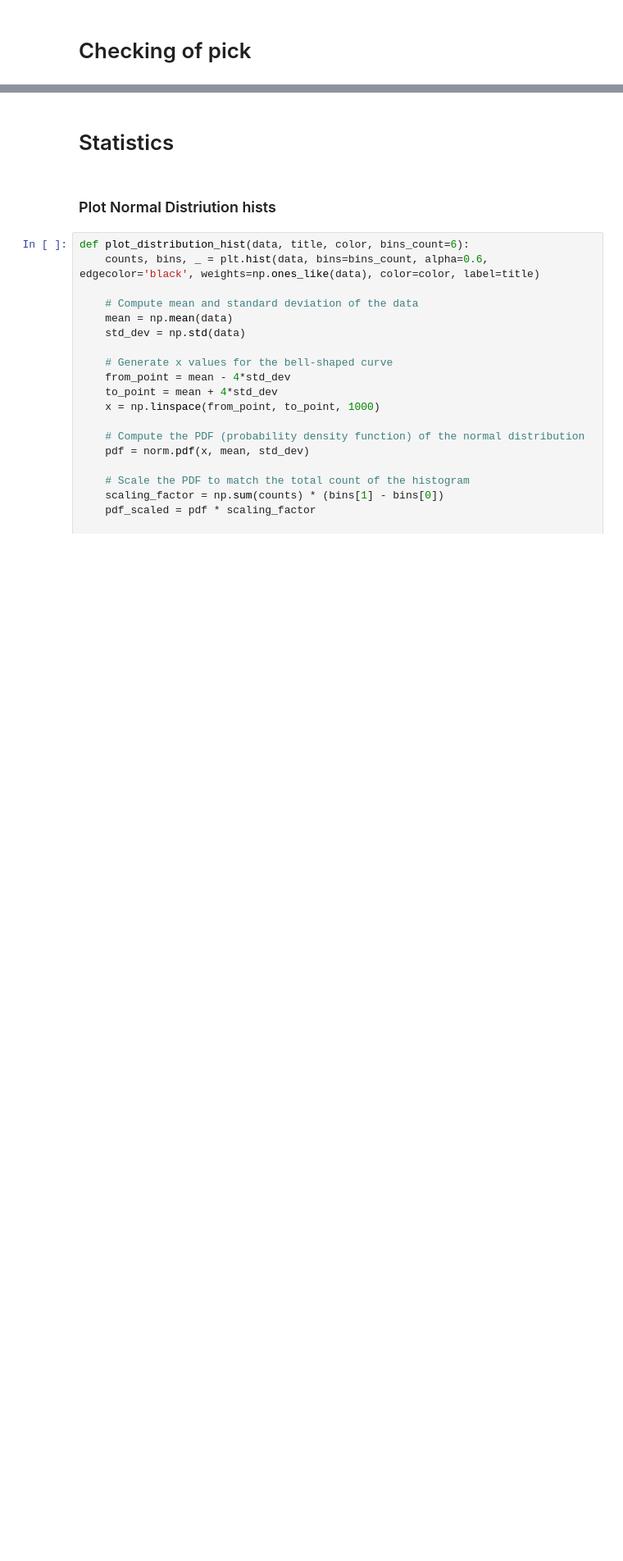
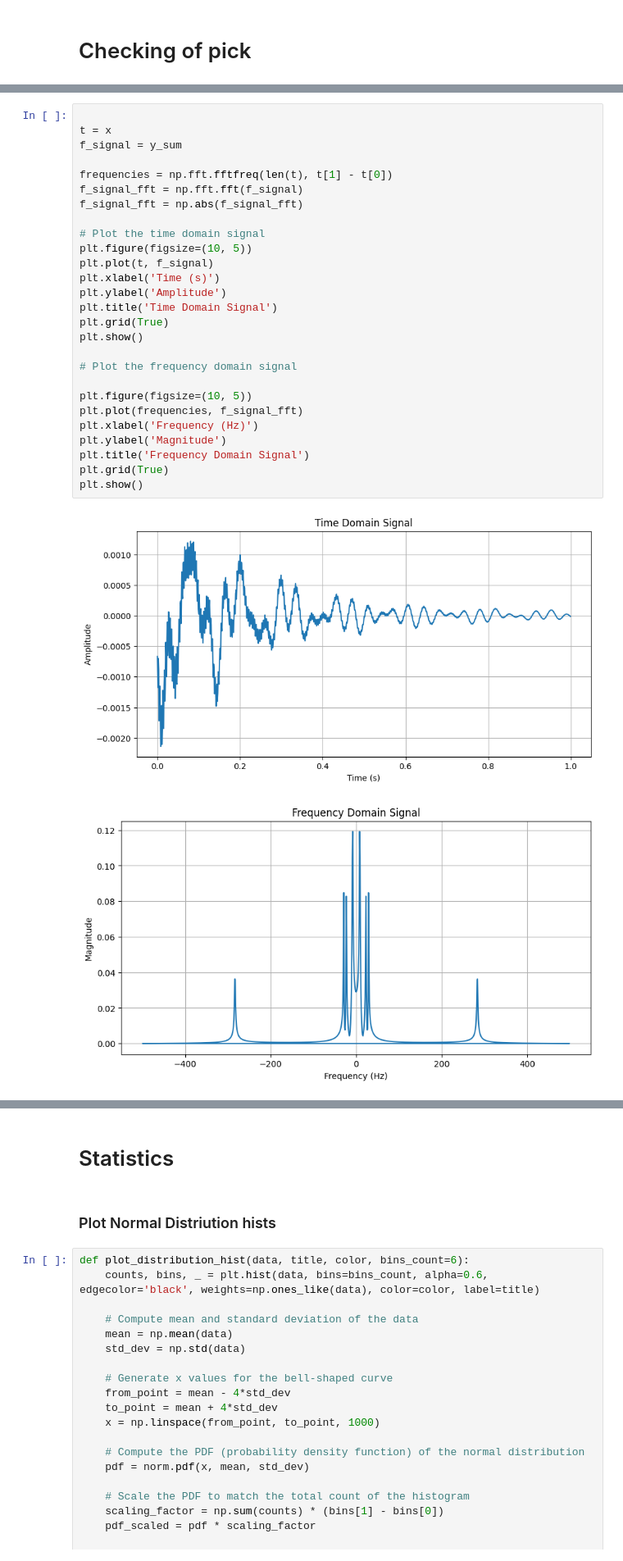
Before and after one commit to RaLLy08/msap-data-analysis, a Jupyter notebook: ga_as_de/stats_ga_as_de.ipynb, the cells around one changed output, grey strips where cells are left out. Shown at 82% size. Cells and saved outputs as stored; diff of their text form; blank space fills up the shorter version.

```diff
--- a/ga_as_de/stats_ga_as_de.ipynb
+++ b/ga_as_de/stats_ga_as_de.ipynb
@@ -96,0 +266,30 @@ log_file_content[0][0][0]
+# %%
+
+t = x
+f_signal = y_sum
+
+frequencies = np.fft.fftfreq(len(t), t[1] - t[0])
+f_signal_fft = np.fft.fft(f_signal)
+f_signal_fft = np.abs(f_signal_fft)
+
+# Plot the time domain signal
+plt.figure(figsize=(10, 5))
+plt.plot(t, f_signal)
+plt.xlabel('Time (s)')
+plt.ylabel('Amplitude')
+plt.title('Time Domain Signal')
+plt.grid(True)
+plt.show()
+
+# Plot the frequency domain signal
+
+plt.figure(figsize=(10, 5))
+plt.plot(frequencies, f_signal_fft)
+plt.xlabel('Frequency (Hz)')
+plt.ylabel('Magnitude')
+plt.title('Frequency Domain Signal')
+plt.grid(True)
+plt.show()
+# %% [output]
+[figure, added]
+[figure, added]
```
Also changed, not shown: parts of 58 cells of this notebook.
